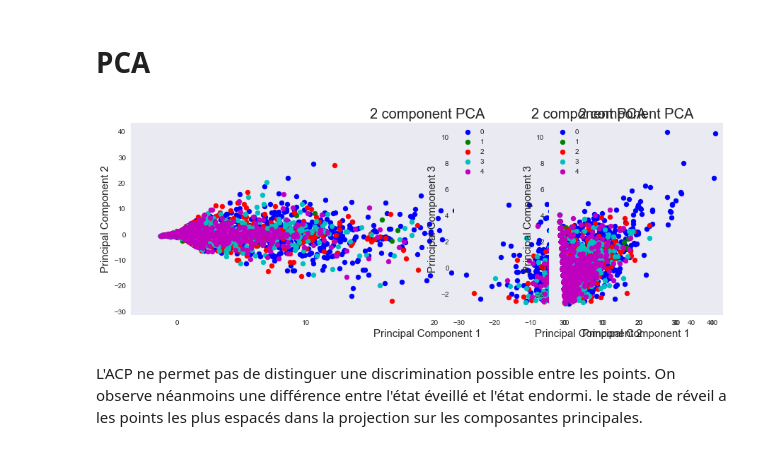
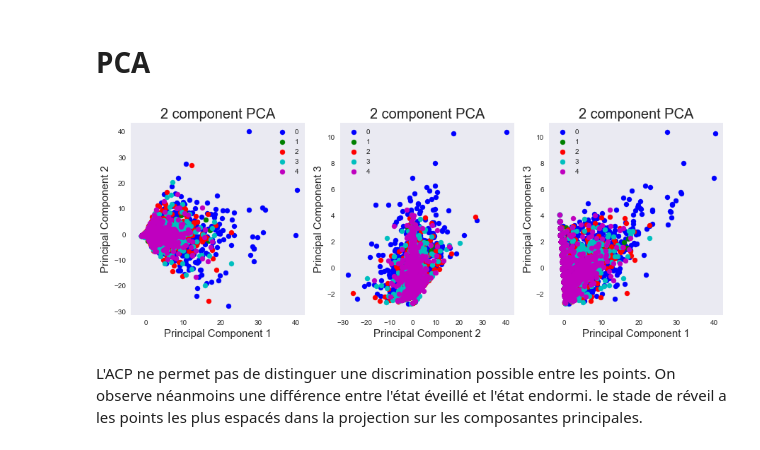
Before and after one commit to NicolasLoiseau/DreemChallenge, a Jupyter notebook: DreemChallenge.ipynb, the cells around one changed output. Saved outputs shown, nothing was run; the diff lists cells and outputs as text; code cells hidden in the pictures.

```diff
--- a/DreemChallenge.ipynb
+++ b/DreemChallenge.ipynb
@@ -118,31 +118,31 @@ La régression logistique ne donne pas de bons résultats car les données issue
 # %%
 pca = PCA(n_components=3)
 principalComponents = pca.fit_transform(db_normed[:, -5:])
 principalDf = pd.DataFrame(data = principalComponents,
                            columns = ['principal component 1', 'principal component 2', 'principal component 3'])
 
 y_df = pd.DataFrame(y, columns=['target'])
 finalDf = pd.concat([principalDf, y_df[['target']]], axis = 1)
 
 fig = plt.figure(figsize = (15,5))
 cpl = [[1,2], [2,3], [1,3]]
 targets = [0, 1, 2, 3, 4]
 colors = ['b', 'g', 'r', 'c', 'm']
 for i in range(3):
-    ax = fig.add_subplot(1, i+1,i+1)
+    ax = plt.subplot2grid((1, 3), (0, i), colspan=1)
     ax.set_xlabel('Principal Component '+str(cpl[i][0]), fontsize = 15)
     ax.set_ylabel('Principal Component '+str(cpl[i][1]), fontsize = 15)
     ax.set_title('2 component PCA', fontsize = 20)
     for target, color in zip(targets,colors):
         indicesToKeep = finalDf['target'] == target
         ax.scatter(finalDf.loc[indicesToKeep, 'principal component '+str(cpl[i][0])]
                    , finalDf.loc[indicesToKeep, 'principal component '+str(cpl[i][1])]
                    , c = color
                    , s = 50)
     ax.legend(targets)
     ax.grid()
 # %% [output]
-[figure, old version]
+[figure, new version]
 # %% [markdown]
 L'ACP ne permet pas de distinguer une discrimination possible entre les points. On observe néanmoins une différence entre l'état éveillé et l'état endormi. le stade de réveil a les points les plus espacés dans la projection sur les composantes principales.
 # %% [markdown]
```
Also changed, not shown: parts of 2 cells of this notebook.
